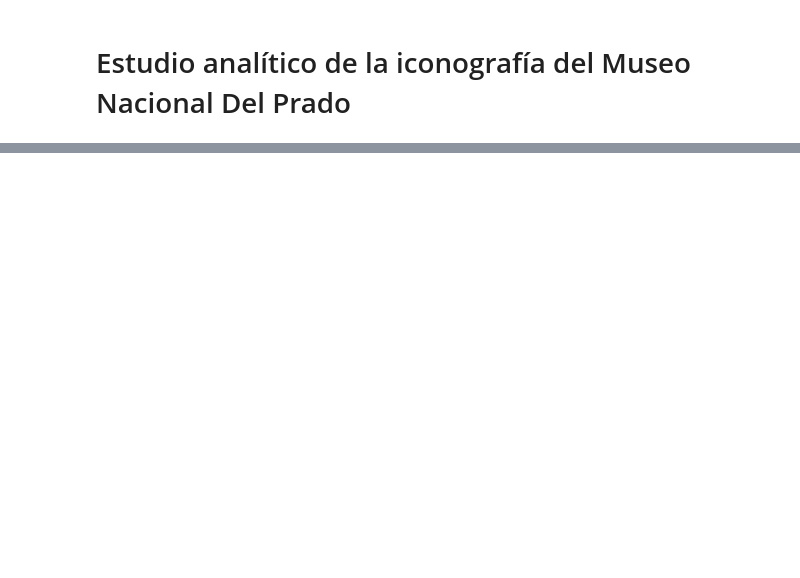
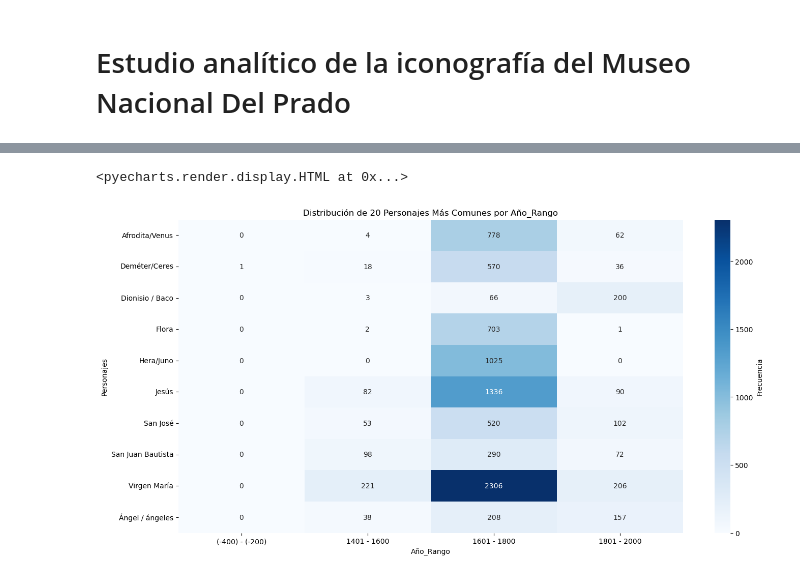
Before and after one commit to karmelealonso/project_final, a Jupyter notebook: notebooks/Estudio_analitico_iconografia.ipynb, the cells around one changed output, grey strips where cells are left out. Cells and saved outputs as stored; diff of their text form; code cells hidden in the pictures; blank space fills up the shorter version.

```diff
--- a/notebooks/Estudio_analitico_iconografia.ipynb
+++ b/notebooks/Estudio_analitico_iconografia.ipynb
@@ -2,0 +251,2 @@
+# %%
+obras_completo = obras_completo.drop(cols_eliminar, axis=1) # A continuación elimino otras que se encuentran en una parte anterior de la tabla pero que tampoco necesito tenerlas en cuenta de cara al estudio que se pretende realizar.
@@ -2,0 +290,7 @@
+# %%
+personajes_año_rango = obras_completo[['Personajes', 'Año_rango']]
+# %%
+personajes_año_rango = personajes_año_rango[personajes_año_rango['Personajes'] != 'Desconocidos']
+
+# Restablecer los índices después de eliminar las filas
+personajes_año_rango = personajes_año_rango.reset_index(drop=True)
@@ -2,0 +412,51 @@
+# %%
+personajes_año_rango['Frecuencia'] = personajes_año_rango.groupby(['Año_rango', 'Personajes'])['Personajes'].transform('count')
+# %%
+personajes_mas_comunes = personajes_año_rango['Personajes'].value_counts().nlargest(10).index
+
+# Filtrar el DataFrame para incluir solo los 10 personajes más comunes
+df_top_10 = personajes_año_rango[personajes_año_rango['Personajes'].isin(personajes_mas_comunes)]
+
+# Calcular la frecuencia total
+frecuencia_total = df_top_10['Frecuencia'].sum()
+
+# Crear el gráfico de pastel
+pie_chart = (
+    Pie(init_opts=opts.InitOpts(theme=ThemeType.LIGHT))
+    .add(
+        series_name="Personajes",
+        data_pair=[(personaje, personaje_total['Frecuencia'].sum() / frecuencia_total * 100)
+                   for personaje, personaje_total in df_top_10.groupby('Personajes')],
+        radius=["30%", "75%"],
+        center=["50%", "50%"],
+        label_opts=opts.LabelOpts(is_show=False, position="center"),
+    )
+    .set_global_opts(
+        title_opts=opts.TitleOpts(title="Distribución de Frecuencia de Personajes"),
+        legend_opts=opts.LegendOpts(pos_left="80%", orient="vertical"),
+    )
+)
+
+# Mostrar el gráfico
+pie_chart.render_notebook()
+# %% [output]
+<pyecharts.render.display.HTML at 0x...>
+# %%
+# En este caso lo voy a ahcer con los 10 más comunes para que se visualice mejor
+diez_personajes_mas_comunes = personajes_año_rango['Personajes'].value_counts().nlargest(10).index
+
+# Filtra el DataFrame original solo para los personajes más comunes
+df_personajes_comunes = personajes_año_rango[personajes_año_rango['Personajes'].isin(diez_personajes_mas_comunes)]
+
+# Conteo de frecuencia
+tabla_contingencia = pd.crosstab(df_personajes_comunes['Personajes'], df_personajes_comunes['Año_rango'])
+
+# Visualización del gráfico de barras
+plt.figure(figsize=(16, 8))
+sns.heatmap(tabla_contingencia, cmap='Blues', annot=True, fmt='d', cbar_kws={'label': 'Frecuencia'})
+plt.title('Distribución de 20 Personajes Más Comunes por Año_Rango')
+plt.xlabel('Año_Rango')
+plt.ylabel('Personajes')
+plt.show()
+# %% [output]
+[figure, added]
```
Also changed, not shown: parts of 93 cells of this notebook, 1 other file.
